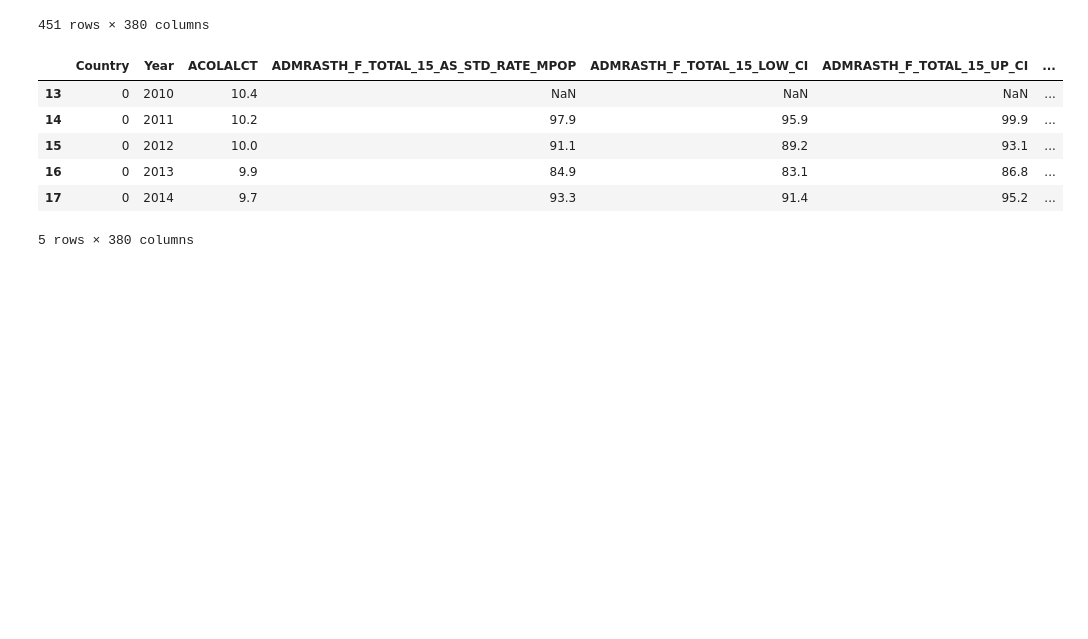
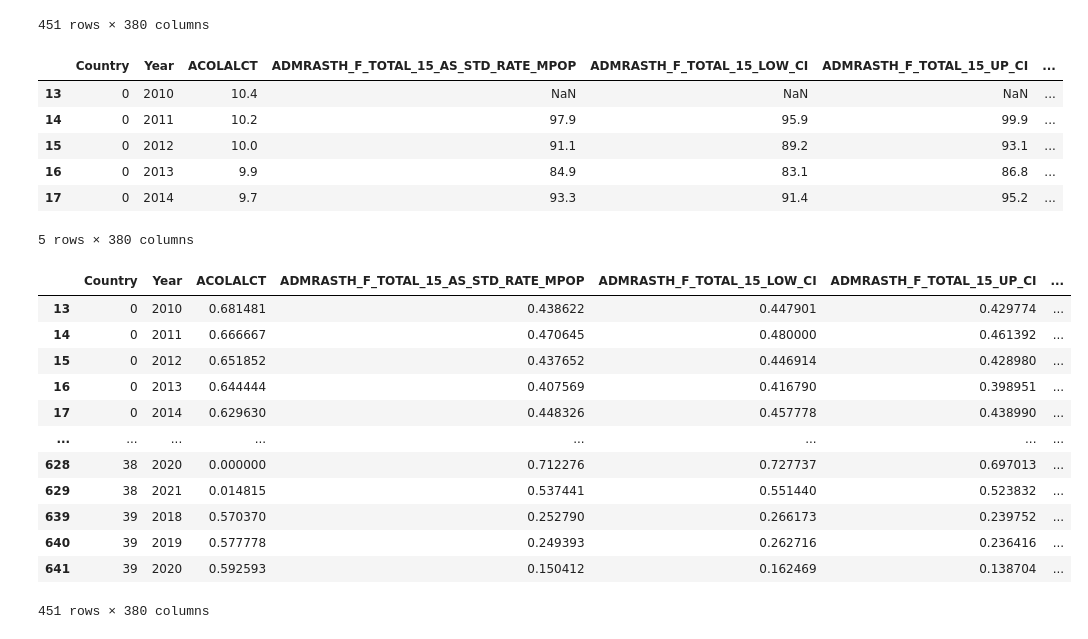
Before and after one commit to JenShumway/MADS_MilestoneII, a Jupyter notebook: OECD_Cleaning.ipynb, the cells around one changed output. Drawn from its saved outputs; the diff is of its cells as text; code cells hidden in the pictures; blank space fills up the shorter version.

```diff
--- a/OECD_Cleaning.ipynb
+++ b/OECD_Cleaning.ipynb
@@ -190,14 +190,31 @@ df_cleaned.head()
 5 rows × 380 columns
 # %%
 # Scale data
-scaler = StandardScaler()
+scaler = MinMaxScaler()
 X = df_cleaned.iloc[:, 2:]
 X = scaler.fit_transform(X)
 
 # Impute missing values using KNNImputer
 knn_imputer = KNNImputer(n_neighbors = impute_n)
-imputed_data = knn_imputer.fit_transform(df_cleaned)
-imputed_df = pd.DataFrame(imputed_data, columns = df_cleaned.columns)
+imputed_data = knn_imputer.fit_transform(X)
+df_cleaned.iloc[:, 2:] = imputed_data
+
+imputed_df = df_cleaned.copy()
+imputed_df
+# %% [output]
+|  | Country | Year | ACOLALCT | ADMRASTH_F_TOTAL_15_AS_STD_RATE_MPOP | ADMRASTH_F_TOTAL_15_LOW_CI | ADMRASTH_F_TOTAL_15_UP_CI | ... |
+| 13 | 0 | 2010 | 0.681481 | 0.438622 | 0.447901 | 0.429774 | ... |
+| 14 | 0 | 2011 | 0.666667 | 0.470645 | 0.480000 | 0.461392 | ... |
+| 15 | 0 | 2012 | 0.651852 | 0.437652 | 0.446914 | 0.428980 | ... |
+| 16 | 0 | 2013 | 0.644444 | 0.407569 | 0.416790 | 0.398951 | ... |
+| 17 | 0 | 2014 | 0.629630 | 0.448326 | 0.457778 | 0.438990 | ... |
+| ... | ... | ... | ... | ... | ... | ... | ... |
+| 628 | 38 | 2020 | 0.000000 | 0.712276 | 0.727737 | 0.697013 | ... |
+| 629 | 38 | 2021 | 0.014815 | 0.537441 | 0.551440 | 0.523832 | ... |
+| 639 | 39 | 2018 | 0.570370 | 0.252790 | 0.266173 | 0.239752 | ... |
+| 640 | 39 | 2019 | 0.577778 | 0.249393 | 0.262716 | 0.236416 | ... |
+| 641 | 39 | 2020 | 0.592593 | 0.150412 | 0.162469 | 0.138704 | ... |
+451 rows × 380 columns
 # %%
 # Cast Year and Country to an integer data type
 imputed_df['Year'] = imputed_df['Year'].astype(int)
```
Also changed, not shown: parts of 2 cells of this notebook.
